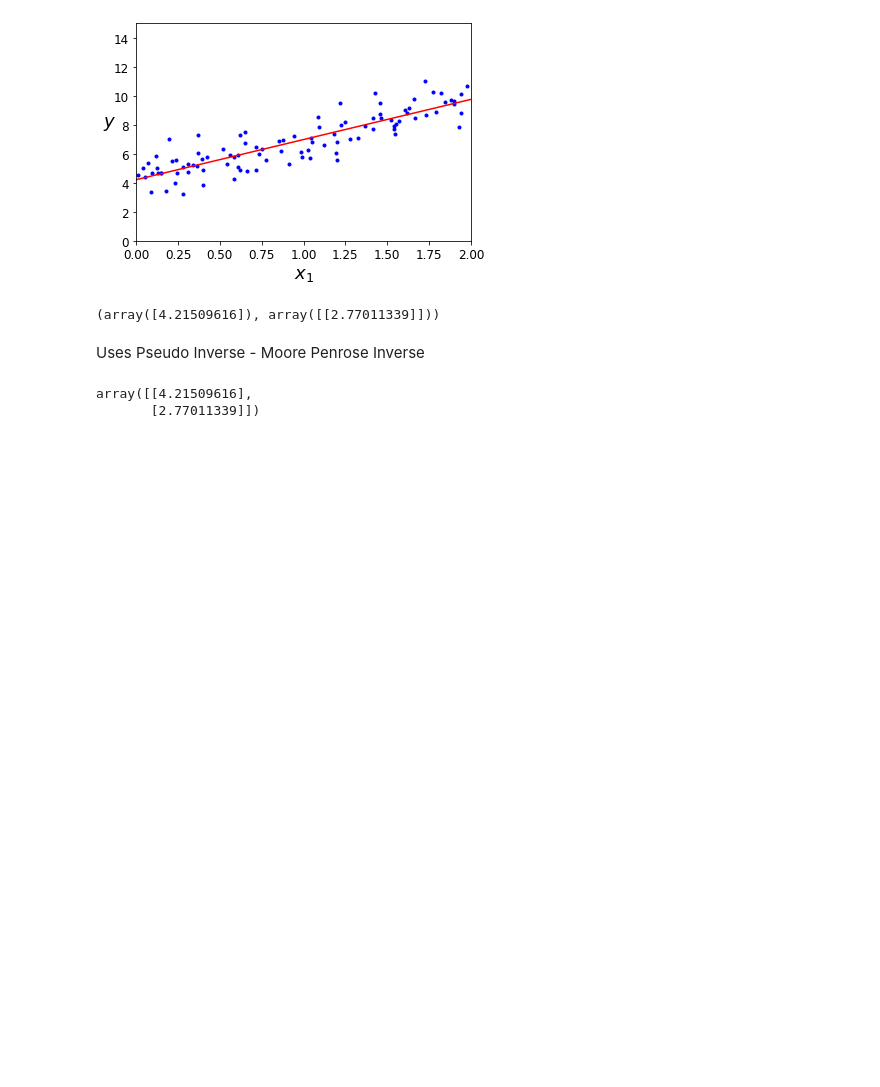
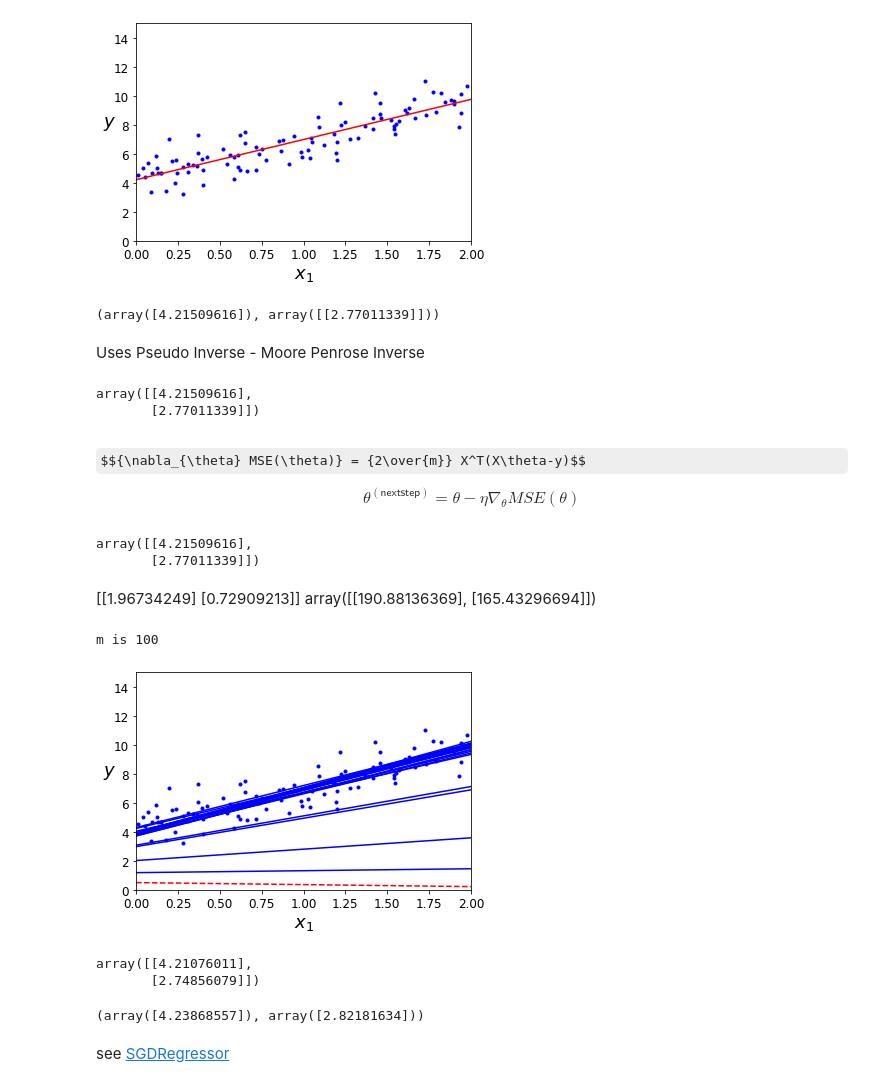
Before and after one commit to TheoHelfenberger/notes-handson-ml, a Jupyter notebook: Regression.ipynb, the cells around one changed output. Drawn from its saved outputs; the diff is of its cells as text; code cells hidden in the pictures; some formulas as TeX source; blank space fills up the shorter version.

```diff
--- a/Regression.ipynb
+++ b/Regression.ipynb
@@ -76,3 +77,78 @@ np.linalg.pinv(X_b)@y
 # %% [output]
 array([[4.21509616],
        [2.77011339]])
+# %% [markdown]
+$${\nabla_{\theta} MSE(\theta)} = {2\over{m}} X^T(X\theta-y)$$
+
+$$ \theta^\mathsf{(next step)} = \theta - \eta \nabla_{\theta} MSE(\theta)$$
+# %%
+eta = 0.1
+n_iterations = 1000
+m = 100
+
+# random initialization
+theta = np.random.randn(2,1)
+
+for it in range(n_iterations):
+  gradients = 2/m * X_b.T@(X_b@theta -y)
+  theta = theta - eta * gradients
+
+theta
+# %% [output]
+array([[4.21509616],
+       [2.77011339]])
+# %% [markdown]
+[[1.96734249]
+ [0.72909213]]
+array([[190.88136369],
+       [165.43296694]])
+# %%
+theta_path_sgd = []
+m = len(X_b)
+print(f"m is {m}")
+np.random.seed(42)
+
+n_epochs = 50
+t0,t1=5,50
+# learning rate gets smaller the later in the process --> simulated annealing
+def learning_schedule(t):
+  return t0/(t + t1)
+
+# random initialization
+theta = np.random.randn(2,1)
+for epoch in range(n_epochs):
+    for i in range(m):
+        if epoch == 0 and i < 20:                    # not shown in the book
+            y_predict = X_new_b.dot(theta)           # not shown
+            style = "b-" if i > 0 else "r--"         # not shown
+            plt.plot(X_new, y_predict, style)        # not shown
+        random_index = np.random.randint(m)
+        xi = X_b[random_index:random_index+1]
+        yi = y[random_index:random_index+1]
+        gradients = 2 * xi.T.dot(xi.dot(theta) - yi)
+        eta = learning_schedule(epoch * m + i)
+        theta = theta - eta * gradients
+        theta_path_sgd.append(theta)                 # not shown
+
+plt.plot(X, y, "b.")                                 # not shown
+plt.xlabel("$x_1$", fontsize=18)                     # not shown
+plt.ylabel("$y$", rotation=0, fontsize=18)           # not shown
+plt.axis([0, 2, 0, 15])                              # not shown
+
+plt.show()                                           # not shown
+theta
+# %% [output]
+m is 100
+[figure, added]
+array([[4.21076011],
+       [2.74856079]])
+# %%
+from sklearn.linear_model import SGDRegressor
+sgd_reg = SGDRegressor(max_iter=1000, tol=1e-3, penalty=None, eta0=0.1)
+sgd_reg.fit(X, y.ravel())
+
+sgd_reg.intercept_, sgd_reg.coef_
+# %% [output]
+(array([4.23868557]), array([2.82181634]))
+# %% [markdown]
+see [SGDRegressor](https://scikit-learn.org/stable/modules/generated/sklearn.linear_model.SGDRegressor.html)
```
Also changed, not shown: parts of 12 cells of this notebook.
